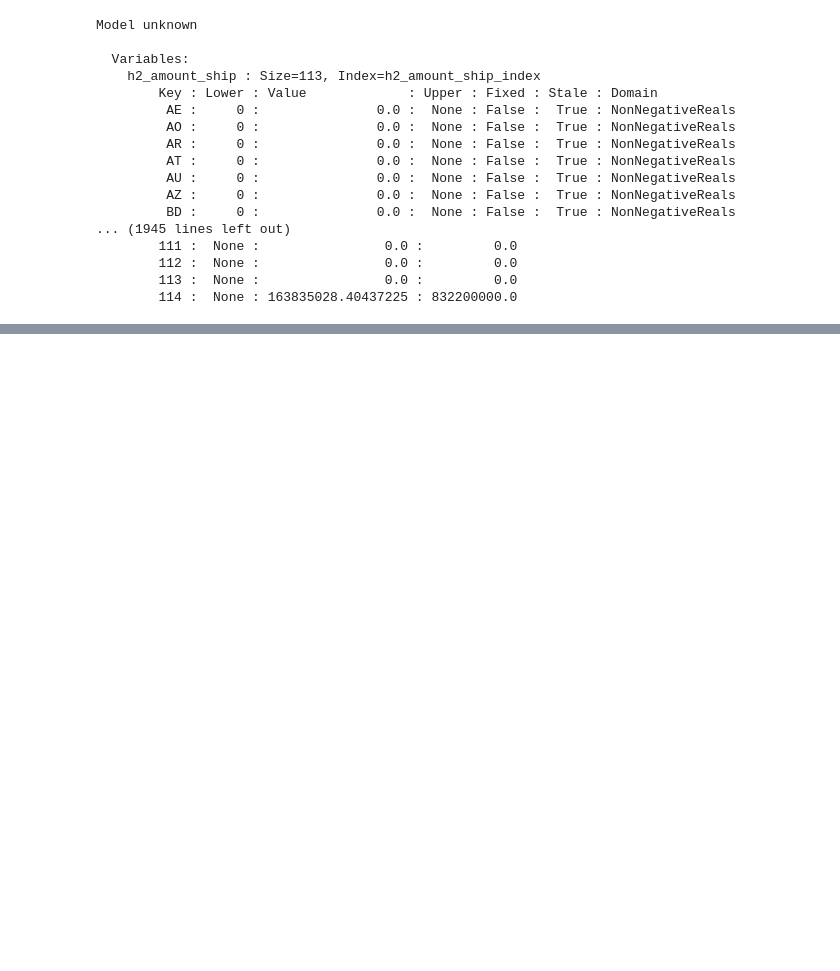
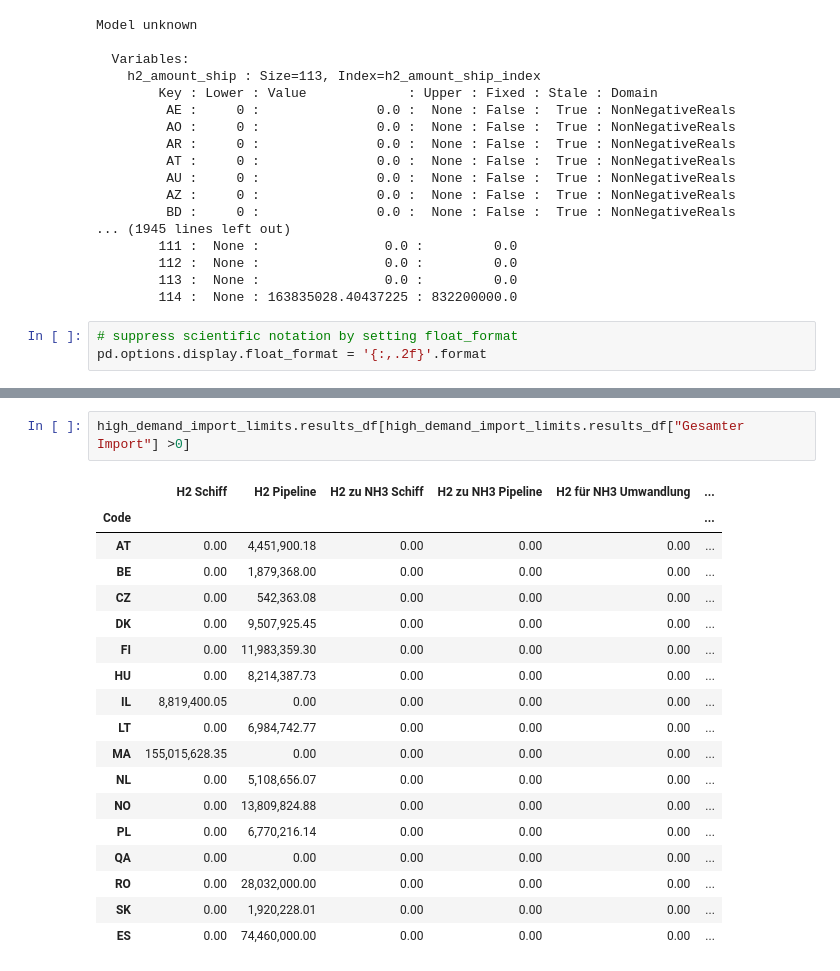
Before and after one commit to FaKurz/hydro_opt, a Jupyter notebook: alternative_szenarios.ipynb, the cells around one changed output, grey strips where cells are left out. Drawn from its saved outputs; the diff is of its cells as text; blank space fills up the shorter version.

```diff
--- a/alternative_szenarios.ipynb
+++ b/alternative_szenarios.ipynb
@@ -143,3 +144,6 @@ Model unknown
         112 :  None :                0.0 :         0.0
         113 :  None :                0.0 :         0.0
         114 :  None : 163835028.40437225 : 832200000.0
+# %%
+# suppress scientific notation by setting float_format
+pd.options.display.float_format = '{:,.2f}'.format
@@ -145,0 +160,21 @@ Model unknown
+# %%
+high_demand_import_limits.results_df[high_demand_import_limits.results_df["Gesamter Import"] >0]
+# %% [output]
+|  | H2 Schiff | H2 Pipeline | H2 zu NH3 Schiff | H2 zu NH3 Pipeline | H2 für NH3 Umwandlung | ... |
+| Code |  |  |  |  |  | ... |
+| AT | 0.00 | 4,451,900.18 | 0.00 | 0.00 | 0.00 | ... |
+| BE | 0.00 | 1,879,368.00 | 0.00 | 0.00 | 0.00 | ... |
+| CZ | 0.00 | 542,363.08 | 0.00 | 0.00 | 0.00 | ... |
+| DK | 0.00 | 9,507,925.45 | 0.00 | 0.00 | 0.00 | ... |
+| FI | 0.00 | 11,983,359.30 | 0.00 | 0.00 | 0.00 | ... |
+| HU | 0.00 | 8,214,387.73 | 0.00 | 0.00 | 0.00 | ... |
+| IL | 8,819,400.05 | 0.00 | 0.00 | 0.00 | 0.00 | ... |
+| LT | 0.00 | 6,984,742.77 | 0.00 | 0.00 | 0.00 | ... |
+| MA | 155,015,628.35 | 0.00 | 0.00 | 0.00 | 0.00 | ... |
+| NL | 0.00 | 5,108,656.07 | 0.00 | 0.00 | 0.00 | ... |
+| NO | 0.00 | 13,809,824.88 | 0.00 | 0.00 | 0.00 | ... |
+| PL | 0.00 | 6,770,216.14 | 0.00 | 0.00 | 0.00 | ... |
+| QA | 0.00 | 0.00 | 0.00 | 0.00 | 0.00 | ... |
+| RO | 0.00 | 28,032,000.00 | 0.00 | 0.00 | 0.00 | ... |
+| SK | 0.00 | 1,920,228.01 | 0.00 | 0.00 | 0.00 | ... |
+| ES | 0.00 | 74,460,000.00 | 0.00 | 0.00 | 0.00 | ... |
```
Also changed, not shown: parts of 4 cells of this notebook, 2 other files.
